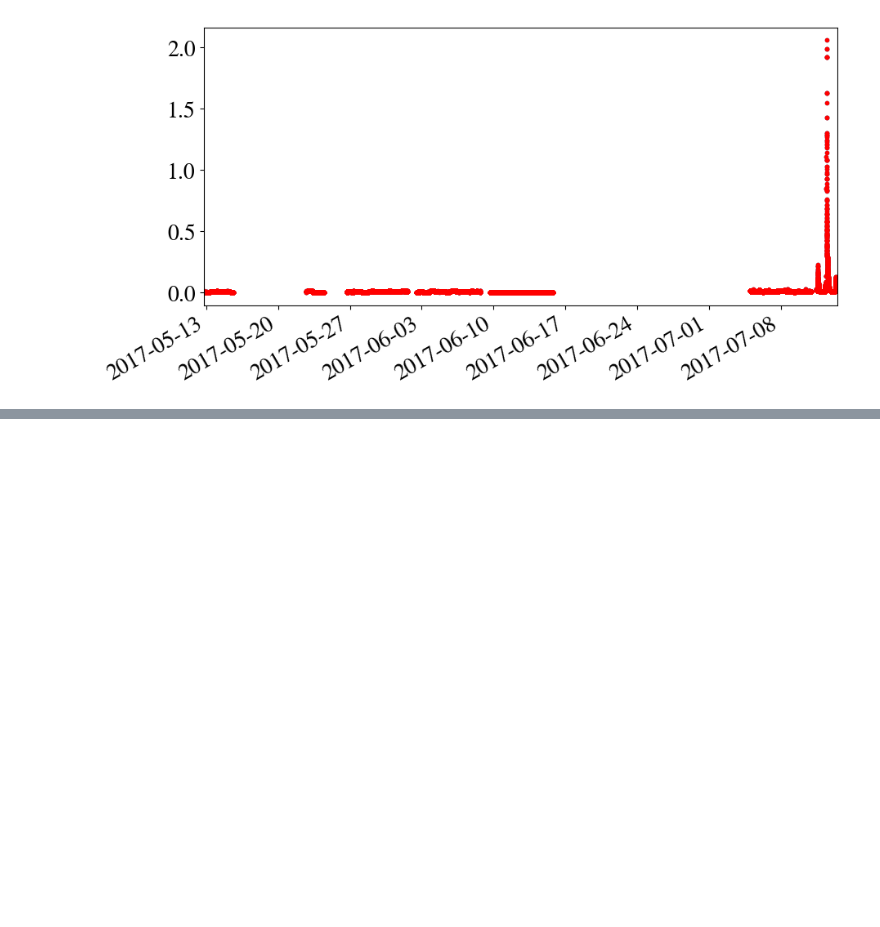
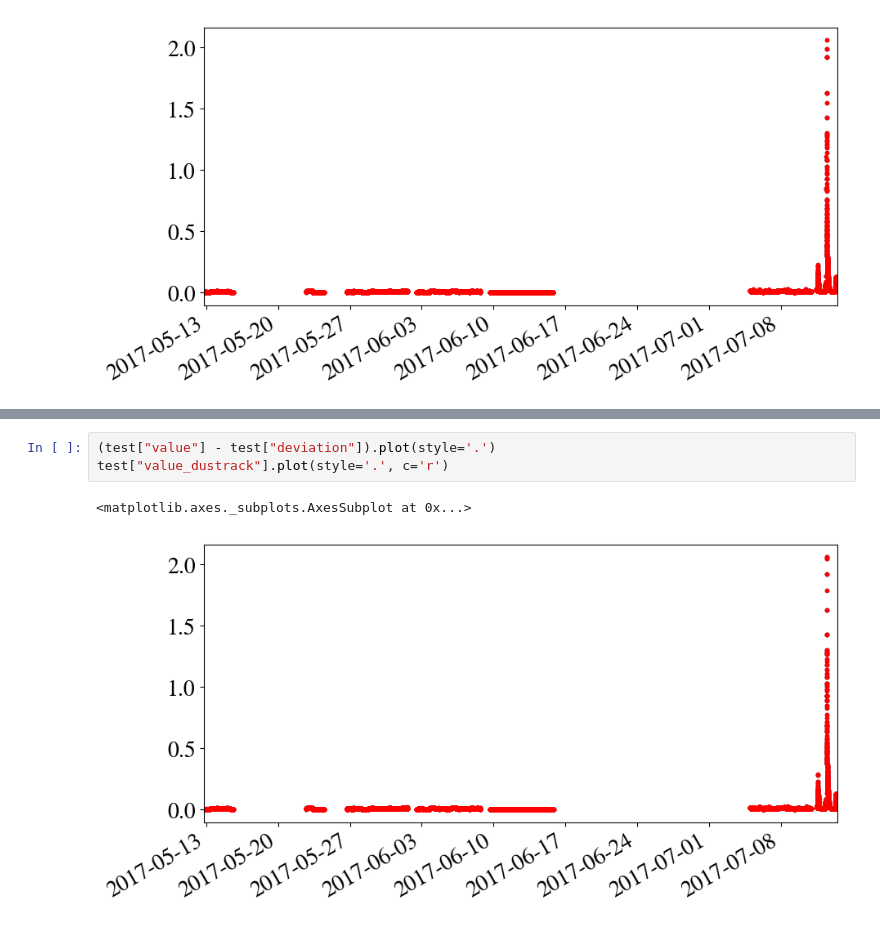
Before and after one commit to SKOMOBO/data_analysis, a Jupyter notebook: notebooks/neater_analysis.ipynb, the cells around one changed output, grey strips where cells are left out. Drawn from its saved outputs; the diff is of its cells as text; blank space fills up the shorter version.

```diff
--- a/notebooks/neater_analysis.ipynb
+++ b/notebooks/neater_analysis.ipynb
@@ -795,0 +812,6 @@ test["value_dustrack"].plot(style='.', c='r')
+# %%
+(test["value"] - test["deviation"]).plot(style='.')
+test["value_dustrack"].plot(style='.', c='r')
+# %% [output]
+<matplotlib.axes._subplots.AxesSubplot at 0x...>
+[figure, added]
```
Also changed, not shown: parts of 1 cell of this notebook.
